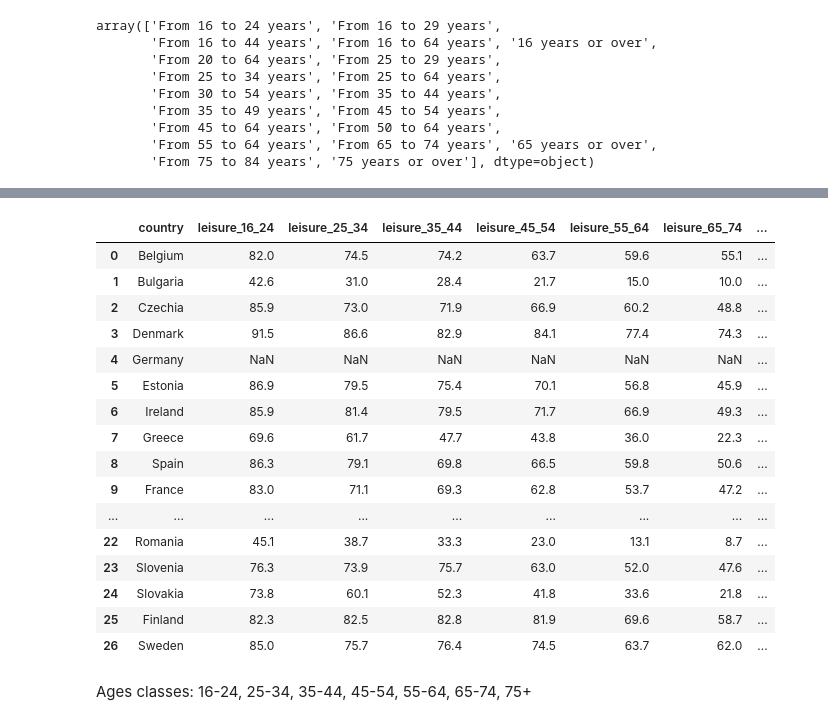
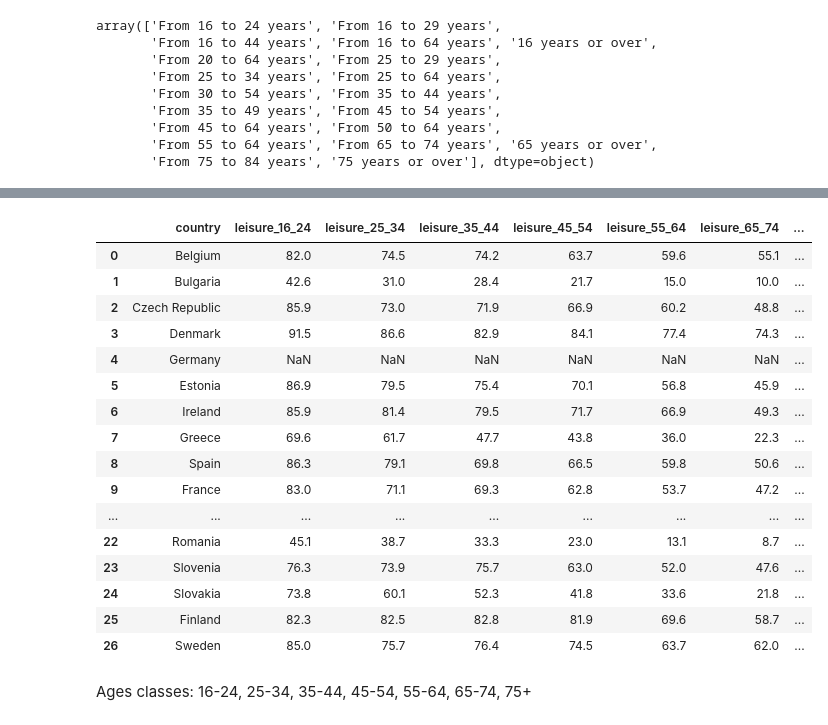
Before and after one commit to coyne1313/cs4973_project, a Jupyter notebook: Data Exploration/eurostat_data.ipynb, the cells around one changed output, grey strips where cells are left out. Drawn from its saved outputs; the diff is of its cells as text; code cells hidden in the pictures.

```diff
--- a/Data Exploration/eurostat_data.ipynb
+++ b/Data Exploration/eurostat_data.ipynb
@@ -434,30 +422,32 @@ df_leisure[(df_leisure["Age class"] == "16 years or over") & (df_leisure["Sex"]
 # %%
 age_classes = [(16, 24), (25, 34), (35, 44), (45, 54), (55, 64), (65, 74), 75]
 df_leisure_subset = df_leisure[(df_leisure["Sex"] == "Total") & (df_leisure["Frequency"] == "At least once")
            & (df_leisure["Time"] == "2022") & (df_leisure["Geopolitical entity (reporting)"].isin(eu_countries)) & (df_leisure["International Standard Classification of Education (ISCED 2011)"] == "All ISCED 2011 levels")]
 
 leisure_by_age = pd.DataFrame()
 leisure_dict = {"country" : df_leisure_subset["Geopolitical entity (reporting)"].unique().tolist()}
 
 for ages in age_classes:
     if type(ages) is int:
         temp = df_leisure_subset[df_leisure_subset["Age class"] == f'{ages} years or over']["value"].tolist()
         leisure_dict[f'leisure_{ages}_older'] = temp
     else:
         temp = df_leisure_subset[df_leisure_subset["Age class"] == f'From {ages[0]} to {ages[1]} years']["value"].tolist()
         leisure_dict[f'leisure_{ages[0]}_{ages[1]}'] = temp
 
 
 
 
 
 
-pd.DataFrame(leisure_dict)
+leisure_df = pd.DataFrame(leisure_dict)
+leisure_df.loc[leisure_df.country == "Czechia", "country"] = "Czech Republic"
+leisure_df
 # %% [output]
 |  | country | leisure_16_24 | leisure_25_34 | leisure_35_44 | leisure_45_54 | leisure_55_64 | leisure_65_74 | ... |
 | 0 | Belgium | 82.0 | 74.5 | 74.2 | 63.7 | 59.6 | 55.1 | ... |
 | 1 | Bulgaria | 42.6 | 31.0 | 28.4 | 21.7 | 15.0 | 10.0 | ... |
-| 2 | Czechia | 85.9 | 73.0 | 71.9 | 66.9 | 60.2 | 48.8 | ... |
+| 2 | Czech Republic | 85.9 | 73.0 | 71.9 | 66.9 | 60.2 | 48.8 | ... |
 | 3 | Denmark | 91.5 | 86.6 | 82.9 | 84.1 | 77.4 | 74.3 | ... |
 | 4 | Germany | NaN | NaN | NaN | NaN | NaN | NaN | ... |
 | 5 | Estonia | 86.9 | 79.5 | 75.4 | 70.1 | 56.8 | 45.9 | ... |
```
Also changed, not shown: parts of 3 cells of this notebook, 2 other files.
